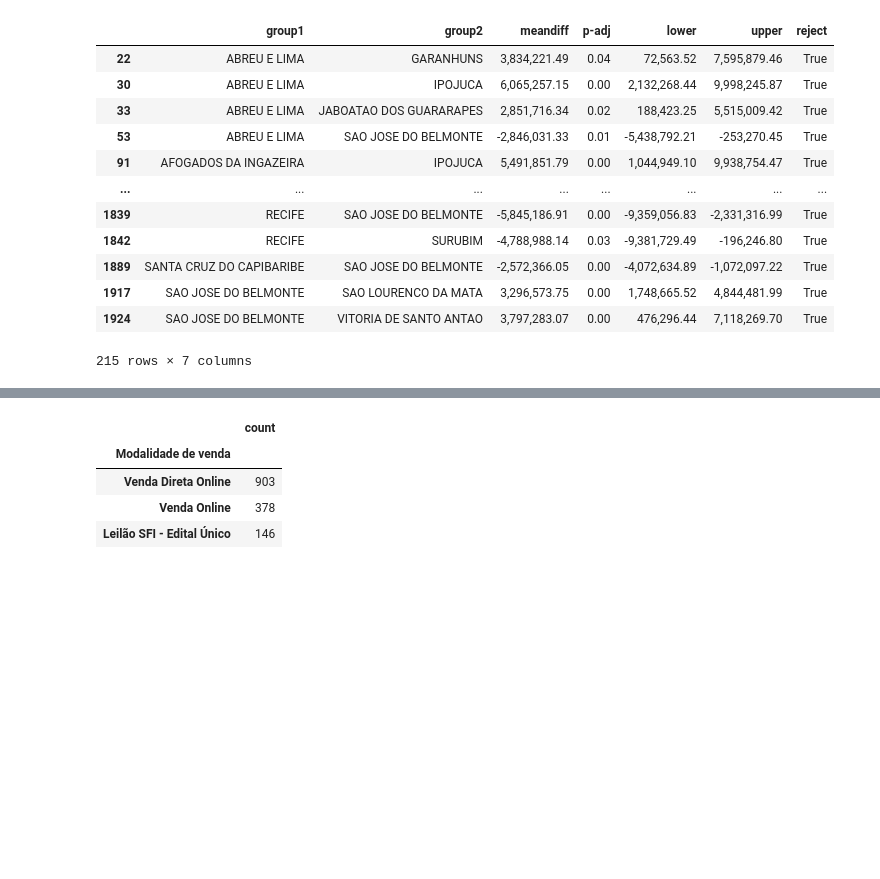
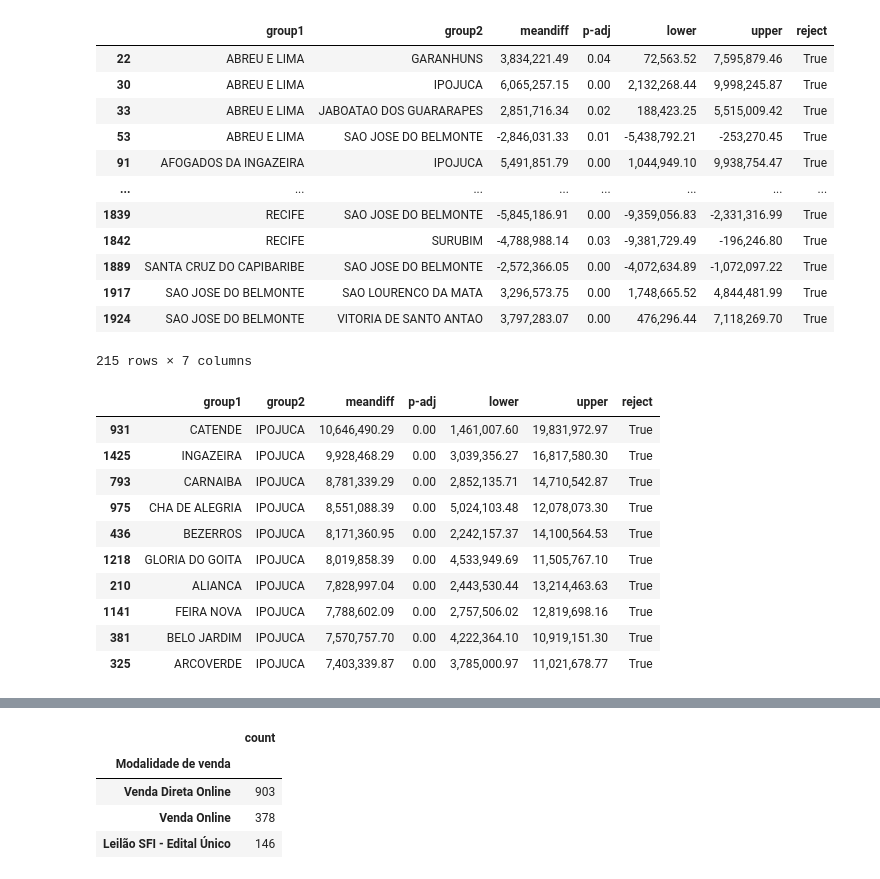
Before and after one commit to Cecimedeiros/analise_imoveis_pe, a Jupyter notebook: imoveis_pe.ipynb, the cells around one changed output, grey strips where cells are left out. Drawn from its saved outputs; the diff is of its cells as text; code cells hidden in the pictures; blank space fills up the shorter version.

```diff
--- a/imoveis_pe.ipynb
+++ b/imoveis_pe.ipynb
@@ -138,7 +150,7 @@ memory usage: 137.5+ KB
 # %%
 # Definindo o formato para exibição com 2 casas decimais
-pd.options.display.float_format = '{:,.2f}'.format
-print(lista_lida.describe())
+#pd.options.display.float_format = '{:,.2f}'.format
+#print(lista_lida.describe())
 # %% [output]
                Preço  Valor de avaliação  Desconto
 count       1,598.00            1,598.00  1,598.00
@@ -570,3 +588,17 @@ diferencas_significativas
 | 1917 | SAO JOSE DO BELMONTE | SAO LOURENCO DA MATA | 3,296,573.75 | 0.00 | 1,748,665.52 | 4,844,481.99 | True |
 | 1924 | SAO JOSE DO BELMONTE | VITORIA DE SANTO ANTAO | 3,797,283.07 | 0.00 | 476,296.44 | 7,118,269.70 | True |
 215 rows × 7 columns
+# %%
+diferencas_significativas.sort_values(by=['meandiff'], ascending=False).head(10)
+# %% [output]
+|  | group1 | group2 | meandiff | p-adj | lower | upper | reject |
+| 931 | CATENDE | IPOJUCA | 10,646,490.29 | 0.00 | 1,461,007.60 | 19,831,972.97 | True |
+| 1425 | INGAZEIRA | IPOJUCA | 9,928,468.29 | 0.00 | 3,039,356.27 | 16,817,580.30 | True |
+| 793 | CARNAIBA | IPOJUCA | 8,781,339.29 | 0.00 | 2,852,135.71 | 14,710,542.87 | True |
+| 975 | CHA DE ALEGRIA | IPOJUCA | 8,551,088.39 | 0.00 | 5,024,103.48 | 12,078,073.30 | True |
+| 436 | BEZERROS | IPOJUCA | 8,171,360.95 | 0.00 | 2,242,157.37 | 14,100,564.53 | True |
+| 1218 | GLORIA DO GOITA | IPOJUCA | 8,019,858.39 | 0.00 | 4,533,949.69 | 11,505,767.10 | True |
+| 210 | ALIANCA | IPOJUCA | 7,828,997.04 | 0.00 | 2,443,530.44 | 13,214,463.63 | True |
+| 1141 | FEIRA NOVA | IPOJUCA | 7,788,602.09 | 0.00 | 2,757,506.02 | 12,819,698.16 | True |
+| 381 | BELO JARDIM | IPOJUCA | 7,570,757.70 | 0.00 | 4,222,364.10 | 10,919,151.30 | True |
+| 325 | ARCOVERDE | IPOJUCA | 7,403,339.87 | 0.00 | 3,785,000.97 | 11,021,678.77 | True |
```
Also changed, not shown: parts of 6 cells of this notebook.
